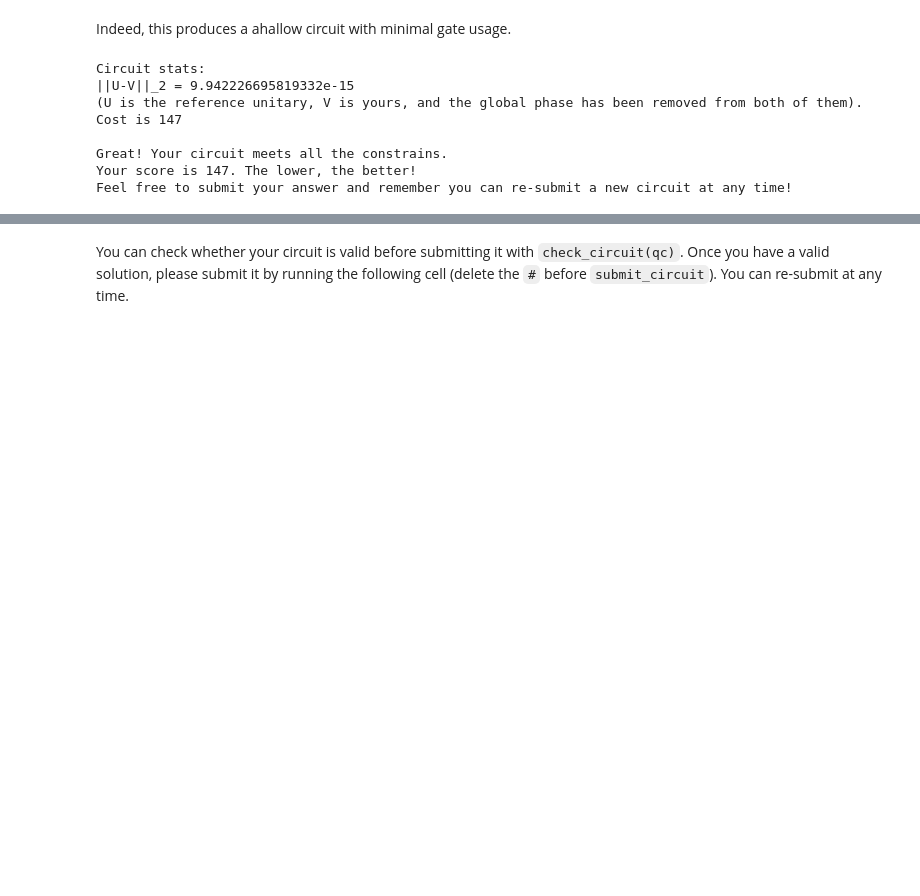
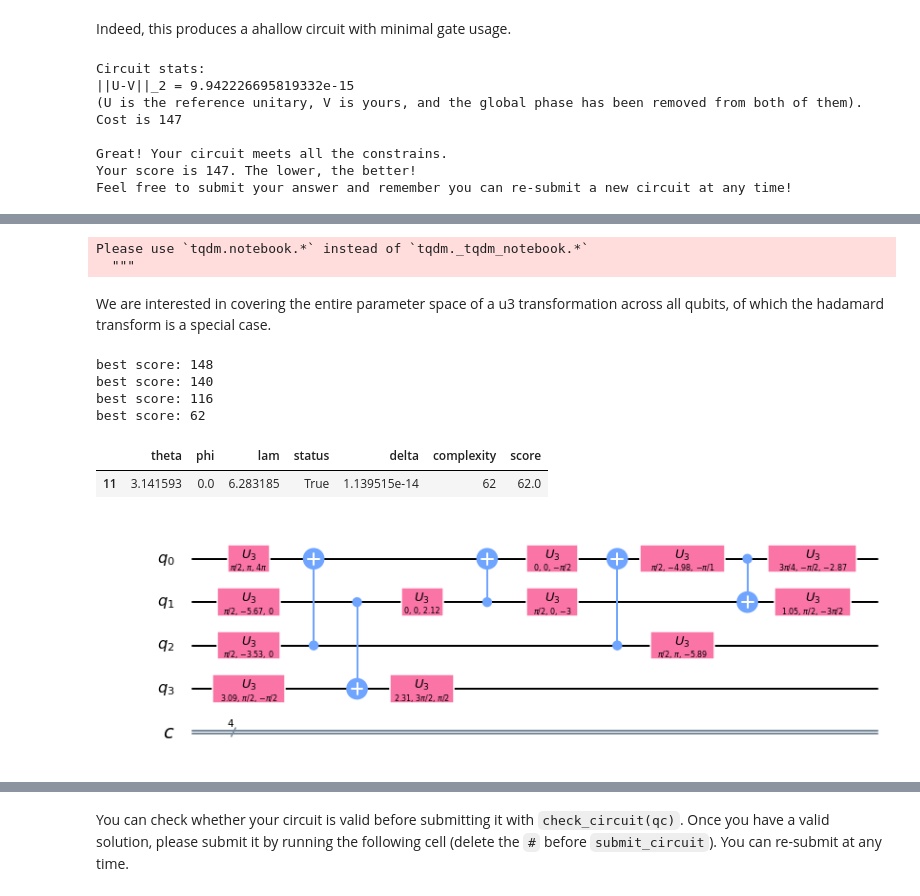
Before and after one commit to mitchellkwong/IBM-quantum-challenge, a Jupyter notebook: Challenge4_CircuitDecomposition.ipynb, the cells around one changed output, grey strips where cells are left out. Saved outputs shown, nothing was run; the diff lists cells and outputs as text; code cells hidden in the pictures; blank space fills up the shorter version.

```diff
--- a/Challenge4_CircuitDecomposition.ipynb
+++ b/Challenge4_CircuitDecomposition.ipynb
@@ -152,0 +193,12 @@ Feel free to submit your answer and remember you can re-submit a new circuit at
+# %%
+from may4_challenge.ex4 import check_and_score_circuit
+from qiskit.extensions.standard.u3 import U3Gate
+from qiskit import transpile
+
+from tqdm._tqdm_notebook import tqdm_notebook
+import pandas as pd
+
+tqdm_notebook.pandas()
+# %% [output]
+Please use `tqdm.notebook.*` instead of `tqdm._tqdm_notebook.*`
+  """
@@ -152,0 +244,67 @@ Feel free to submit your answer and remember you can re-submit a new circuit at
+# %% [markdown]
+We are interested in covering the entire parameter space of a u3 transformation across all qubits, of which the hadamard transform is a special case.
+# %%
+# Prepare parameters
+deltas = np.linspace(0, 2*np.pi, 3)
+params = pd.MultiIndex.from_product(
+    iterables = [deltas, deltas, deltas],
+    names=['theta', 'phi', 'lam']
+)
+
+# Parameter grid
+runs = pd.DataFrame(index=params).reset_index()
+
+# Run testing
+def track(f):
+    best_score = [1600]
+    def helper(x):
+        status, delta, complexity, score = f(x)
+        if (status is True) and (score < best_score[0]):
+            best_score[0] = score
+            print(f'best score: {best_score[0]}')
+        return status, delta, complexity, score
+    return helper
+
+@track
+def test_func(run):
+    try:
+        return test_circuit(np.pi/2 + run.theta, run.phi, np.pi + run.lam)
+    except:
+        return False, None, None, None
+
+runs['result'] = runs.progress_apply(test_func, axis=1)
+
+# Unpack results
+runs['status'] = runs.result.apply(lambda x: x[0])
+runs['delta'] = runs.result.apply(lambda x: x[1])
+runs['complexity'] = runs.result.apply(lambda x: x[2])
+runs['score'] = runs.result.apply(lambda x: x[3])
+runs = runs.drop(columns='result')
+# %% [output]
+best score: 148
+best score: 140
+best score: 116
+best score: 62
+# %%
+# Check best runs
+best_runs = runs[runs.status & (runs.score == runs.score.min())]
+best_runs
+# %% [output]
+|  | theta | phi | lam | status | delta | complexity | score |
+| 11 | 3.141593 | 0.0 | 6.283185 | True | 1.139515e-14 | 62 | 62.0 |
+# %%
+# Generate best circuit
+best_params = np.array([np.pi/2, 0, np.pi]) + best_runs.sample()[params.names]
+best_circuit = param_circuit(*best_params.values[0])
+
+# Transpile circuit
+qc = transpile(
+    circuits = best_circuit,
+    basis_gates = ['u3', 'cx'],
+    optimization_level = 3,
+)
+
+# Inspect circuit
+qc.draw()
+# %% [output]
+[figure, added]
```
Also changed, not shown: parts of 13 cells of this notebook.
